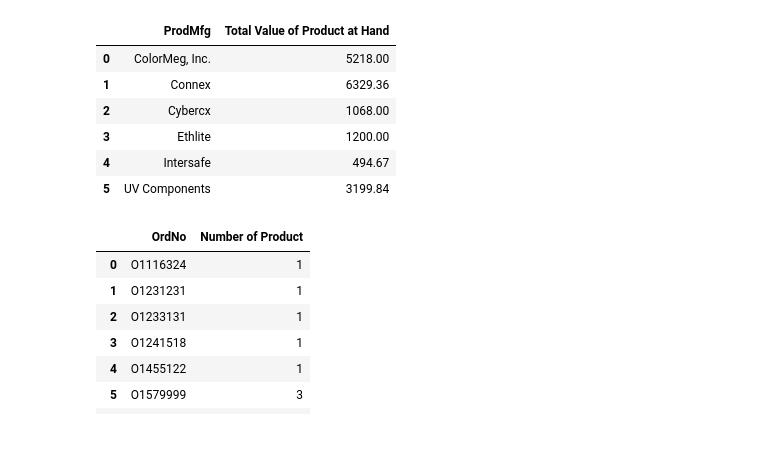
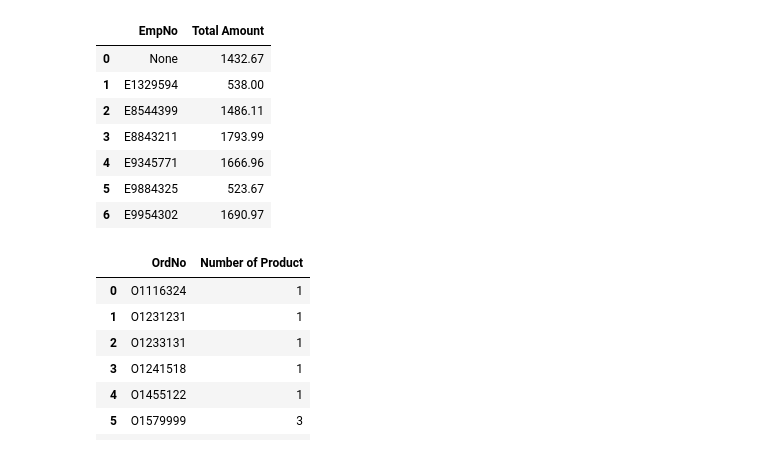
Before and after one commit to ogut77/BA, a Jupyter notebook: Homework3.ipynb, the cells around one changed output. Cells and saved outputs as stored; diff of their text form; code cells hidden in the pictures.

```diff
--- a/Homework3.ipynb
+++ b/Homework3.ipynb
@@ -175,17 +168,21 @@ Q9
 # %%
 #10-What is the total value of product sold by each employee?
 #Included internet orders as well
-txt='''
+txt='''Select OrderTbl.EmpNo, Sum (ProdPrice*Qty) As 'Total Amount'
+From OrderTbl left join Employee on OrderTbl.EmpNo=Employee.EmpNo join OrdLine on OrderTbl.OrdNo=OrdLine.OrdNo
+join Product on Product.ProdNo=OrdLine.ProdNo
+group by OrderTbl.EmpNo
 
 '''
 Q10=  psql.sqldf(txt)
 Q10
 # %% [output]
-|  | ProdMfg | Total Value of Product at Hand |
-| 0 | ColorMeg, Inc. | 5218.00 |
-| 1 | Connex | 6329.36 |
-| 2 | Cybercx | 1068.00 |
-| 3 | Ethlite | 1200.00 |
-| 4 | Intersafe | 494.67 |
-| 5 | UV Components | 3199.84 |
+|  | EmpNo | Total Amount |
+| 0 | None | 1432.67 |
+| 1 | E1329594 | 538.00 |
+| 2 | E8544399 | 1486.11 |
+| 3 | E8843211 | 1793.99 |
+| 4 | E9345771 | 1666.96 |
+| 5 | E9884325 | 523.67 |
+| 6 | E9954302 | 1690.97 |
 # %%
```
Also changed, not shown: parts of 22 cells of this notebook.
